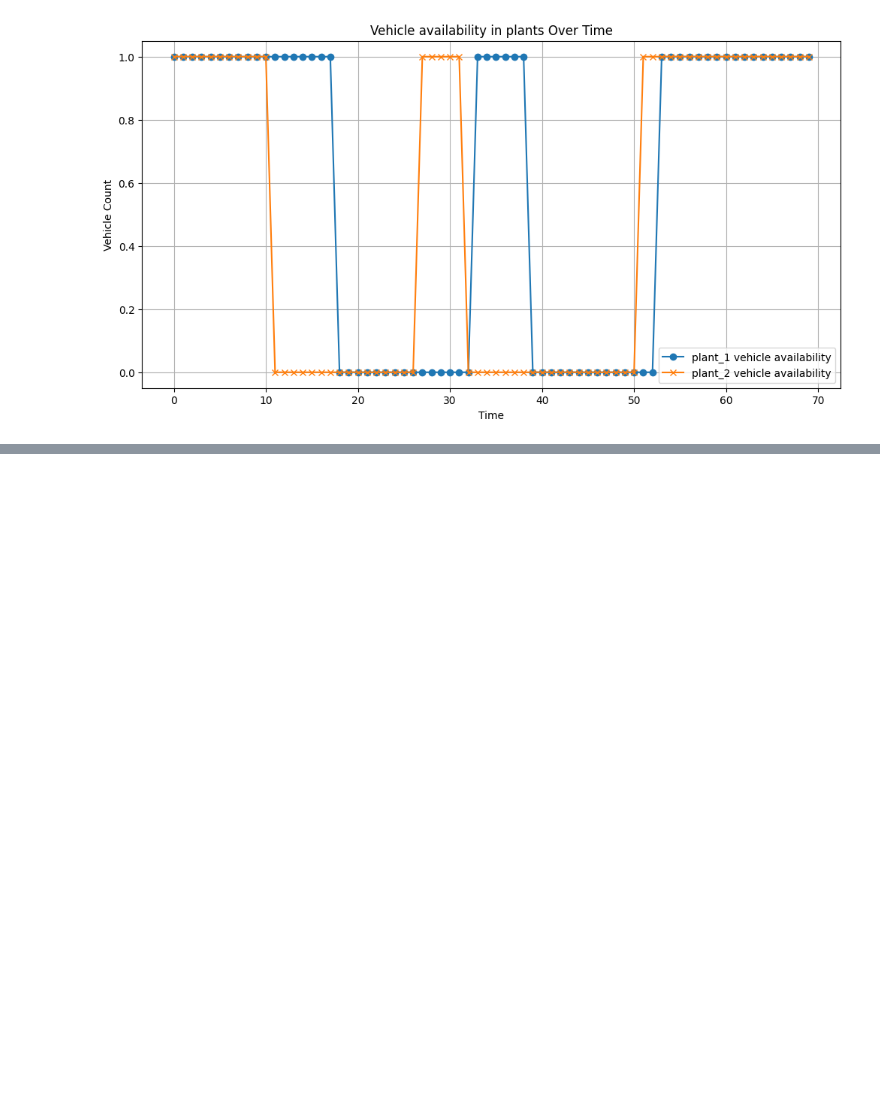
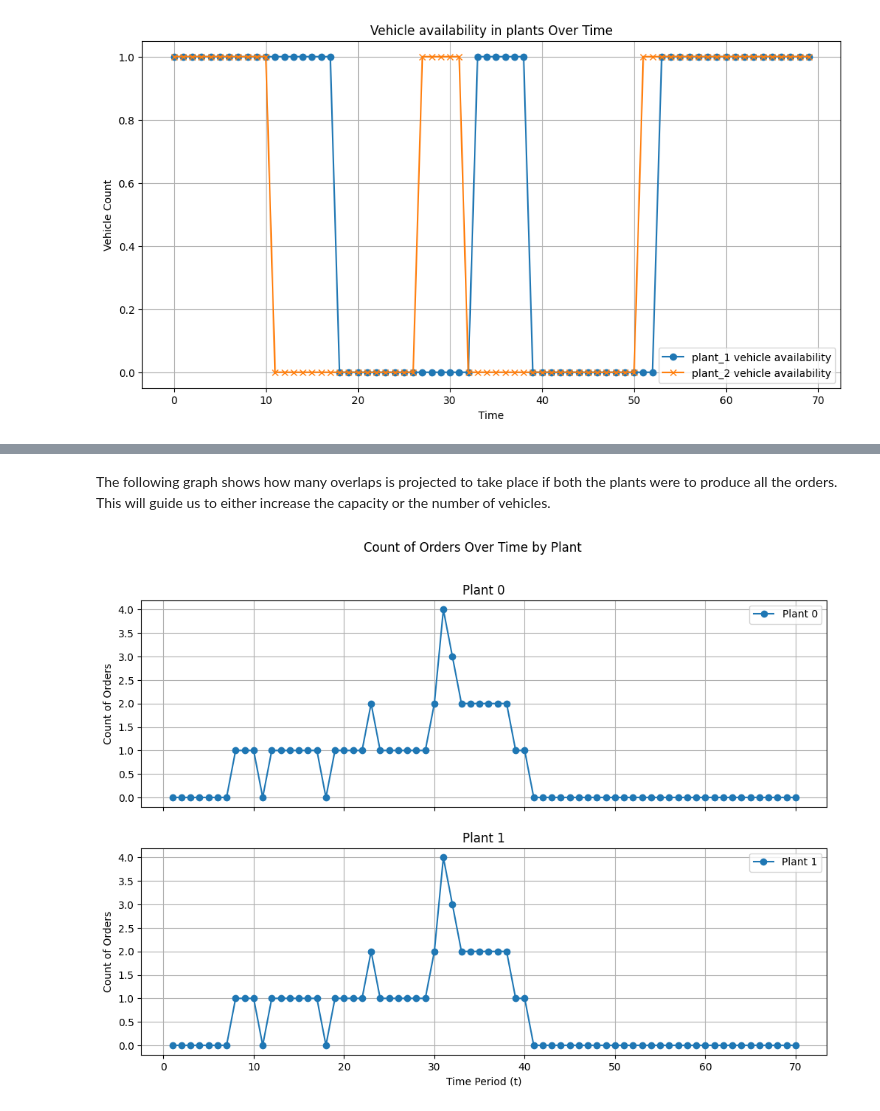
Before and after one commit to AACR1752/SCode, a Jupyter notebook: supply_chain_project.ipynb, the cells around one changed output, grey strips where cells are left out. Cells and saved outputs as stored; diff of their text form; code cells hidden in the pictures; blank space fills up the shorter version.

Commit message:
fixed capacity constraint

```diff
--- a/supply_chain_project.ipynb
+++ b/supply_chain_project.ipynb
@@ -59,11 +59,15 @@ fi1 = [] # Vehicle returns to plant 1 after delivering order i
 li2 = [] # End of production for order i at plant 2
 fi2 = [] # Vehicle returns to plant 2 after delivering order i
 wi = [] # Example values for profit weights for orders
+si1 = []
+si2 = []
 for index, row in df_final.iterrows():
     forward_cost= [row['travel_cost_plant1'], row['travel_cost_plant2']]
     return_cost = [row['return_cost_plant1'], row['return_cost_plant2']]
     li1.append(row['li1'])
     li2.append(row['li2'])
+    si1.append(row['si1'])
+    si2.append(row['si2'])
     fi1.append(row['fi1'])
     fi2.append(row['fi2'])
     dik.append(forward_cost)
@@ -75,8 +79,12 @@ vk = [1, 1]  # Example values for initial number of vehicles at each plant
 Ck = [1, 1]  # Example values for production capacity of each plant
 lik = li1+li2 # Example values for parameters associated with time of production end time in plant k (1,2)
 fik = fi1+fi2 # Example values for parameters associated with time of vehicle return to a plant k (1,2)
+sik = si1+si2
 # %% [markdown]
 We can now set up our mathematical model in gurobi for vehicle routing.
+# %%
+# Define S(t, k) as per the given formula
+S = {(t, k): [i for i in range(n) if sik[i] <= t and lik[i] >= t] for t in range(1, T+1) for k in range(m)}
 # %%
 # Initialize model
 model = gp.Model("Production_and_Delivery_Scheduling")
@@ -218,0 +228,24 @@ plt.show()
+# %% [markdown]
+The following graph shows how many overlaps is projected to take place if both the plants were to produce all the orders. This will guide us to either increase the capacity or the number of vehicles.
+# %%
+# Calculate the counts of orders for each time period (t) and each plant (k)
+counts = {k: [0] * (T+1) for k in range(2)}
+for t in range(1, T+1):
+    for k in range(2):
+        counts[k][t] = len(S[(t, k)])
+
+# Plot the data
+fig, axs = plt.subplots(2, 1, figsize=(12, 8), sharex=True)
+
+for k in range(2):
+    axs[k].plot(range(1, T+1), counts[k][1:], label=f'Plant {k}', marker='o')
+    axs[k].set_ylabel('Count of Orders')
+    axs[k].set_title(f'Plant {k}')
+    axs[k].grid(True)
+    axs[k].legend()
+
+axs[-1].set_xlabel('Time Period (t)')
+fig.suptitle('Count of Orders Over Time by Plant')
+plt.show()
+# %% [output]
+[figure, added]
```
Also changed, not shown: parts of 3 cells of this notebook.
